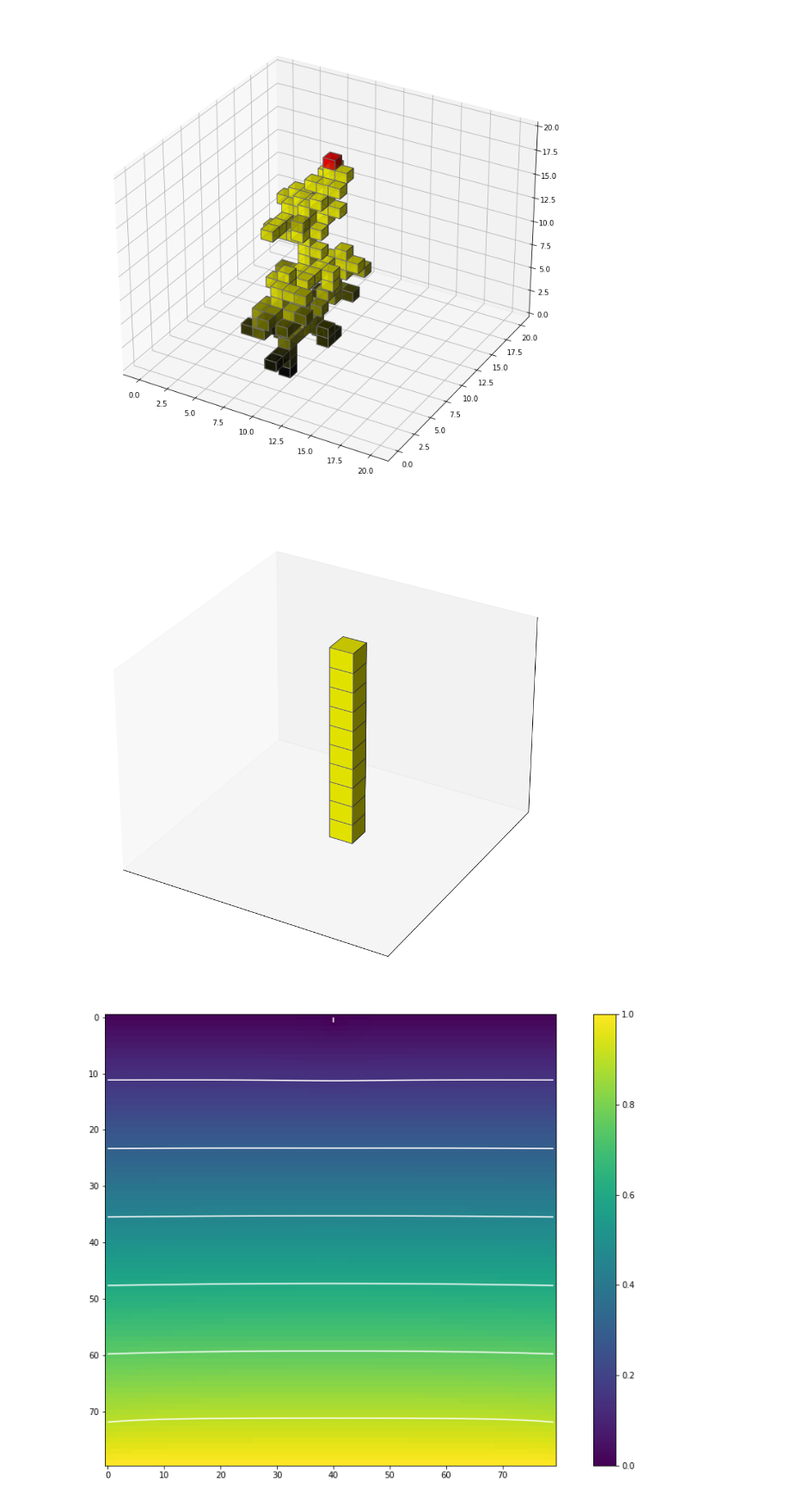
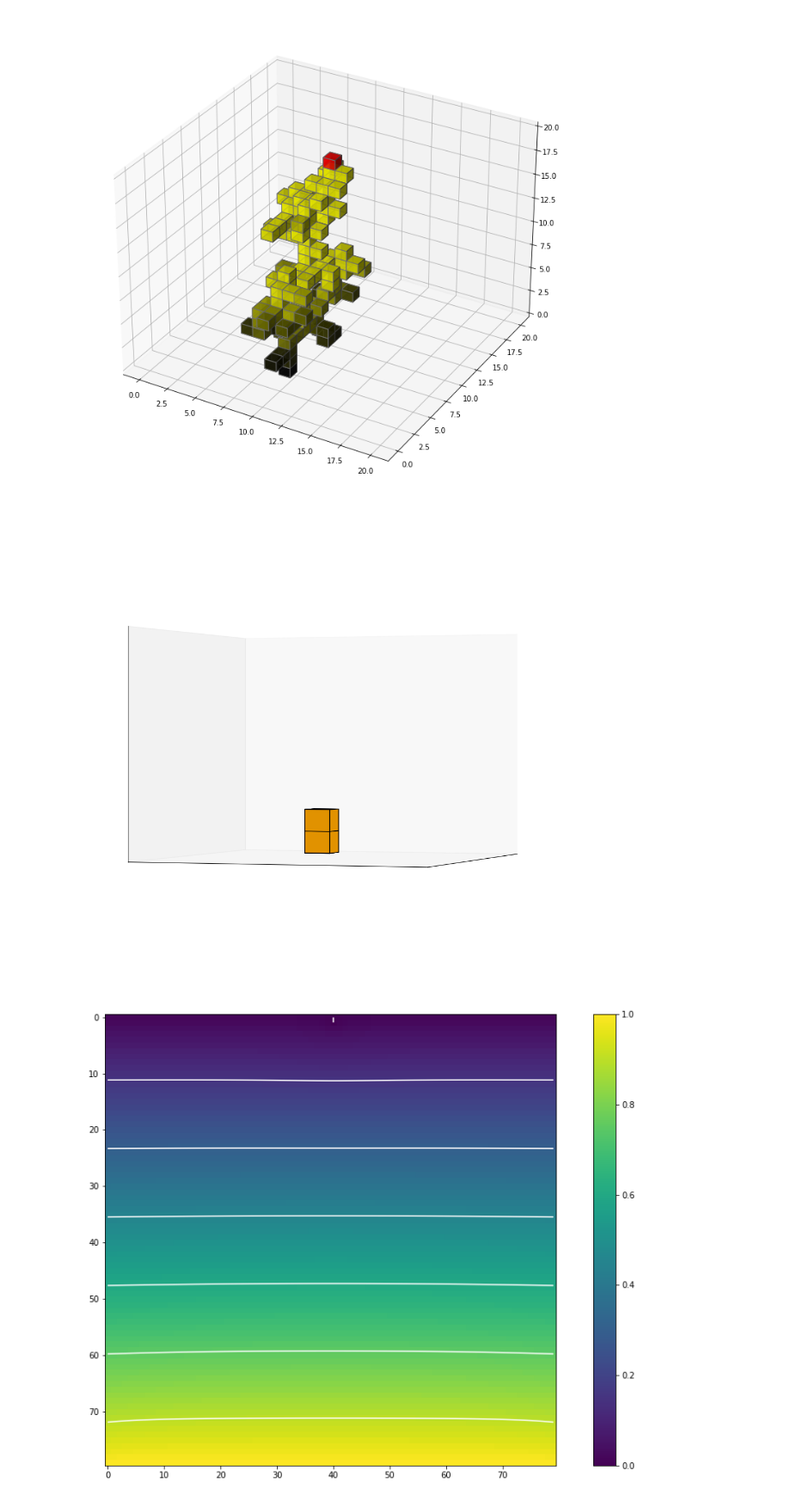
Before and after one commit to g-nilsson/spatial_discretizations_impact_on_simulations, a Jupyter notebook: DBM_cube.ipynb, the cells around one changed output. Shown at 86% size. Saved outputs shown, nothing was run; the diff lists cells and outputs as text; code cells hidden in the pictures.

```diff
--- a/DBM_cube.ipynb
+++ b/DBM_cube.ipynb
@@ -480,44 +480,44 @@ import numpy as np
 
 
 data = np.zeros((10,10,10))
-for i in range(10):
+for i in range(2):
     data[5,5,i] = 1
 #data = np.rot90(data, k=1, axes=(2,0))
 
 # Control Transparency
 alpha = 1
 
 # Control color
-colors = (1, 1, 0, alpha)
+colors = (1, 0.647, 0, alpha)
 #colors[2,2,4] = [1, 0, 0, alpha]
 #colors[2,2,3] = [0, 1, 0, alpha]
 #colors[2,1,2] = [0, 0, 1, alpha]
 
 
 #colors[0] = [1, 0, 0, alpha] # red
 #colors[1] = [0, 1, 0, alpha] # green
 #colors[:] = [0, 0, 1, alpha] # blue
 #colors[4] = [1, 1, 1, alpha] # grey
 
 # Plot figure
 fig = plt.figure(figsize=(18,12))
 ax = fig.add_subplot(111, projection='3d')
 
 
 # Voxels is used to customizations of
 # the sizes, positions and colors.
-ax.voxels(data, facecolors=colors, edgecolors='grey');
+ax.voxels(data, facecolors=colors, edgecolors='black');
 ax.grid(False)
 # Hide axes ticks
 ax.set_xticks([])
 ax.set_yticks([])
 ax.set_zticks([])
+ax.view_init(elev=0, azim=180+20)  # Adjust the elevation and azimuthal angles as needed
 
-
-ax.voxels(data, facecolors=colors, edgecolors='grey');
+ax.voxels(data, facecolors=colors, edgecolors='black');
 plt.show()
 # %% [output]
-[figure, old version]
+[figure, new version]
 # %%
 rnd.seed(10)
 sim_instance = DBM_cube(width=80, height=80, n=1.5, threshold=0.001)
```
Also changed, not shown: 54 other files.
